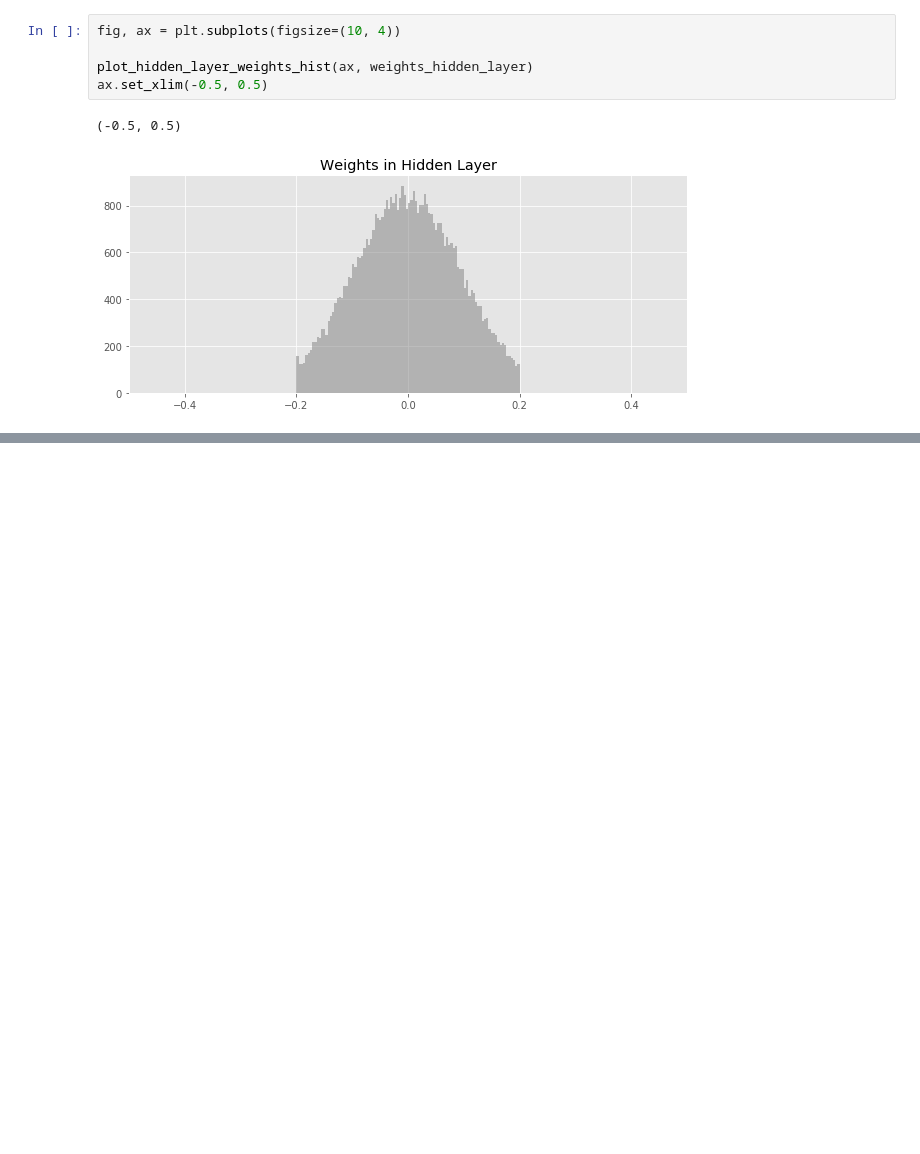
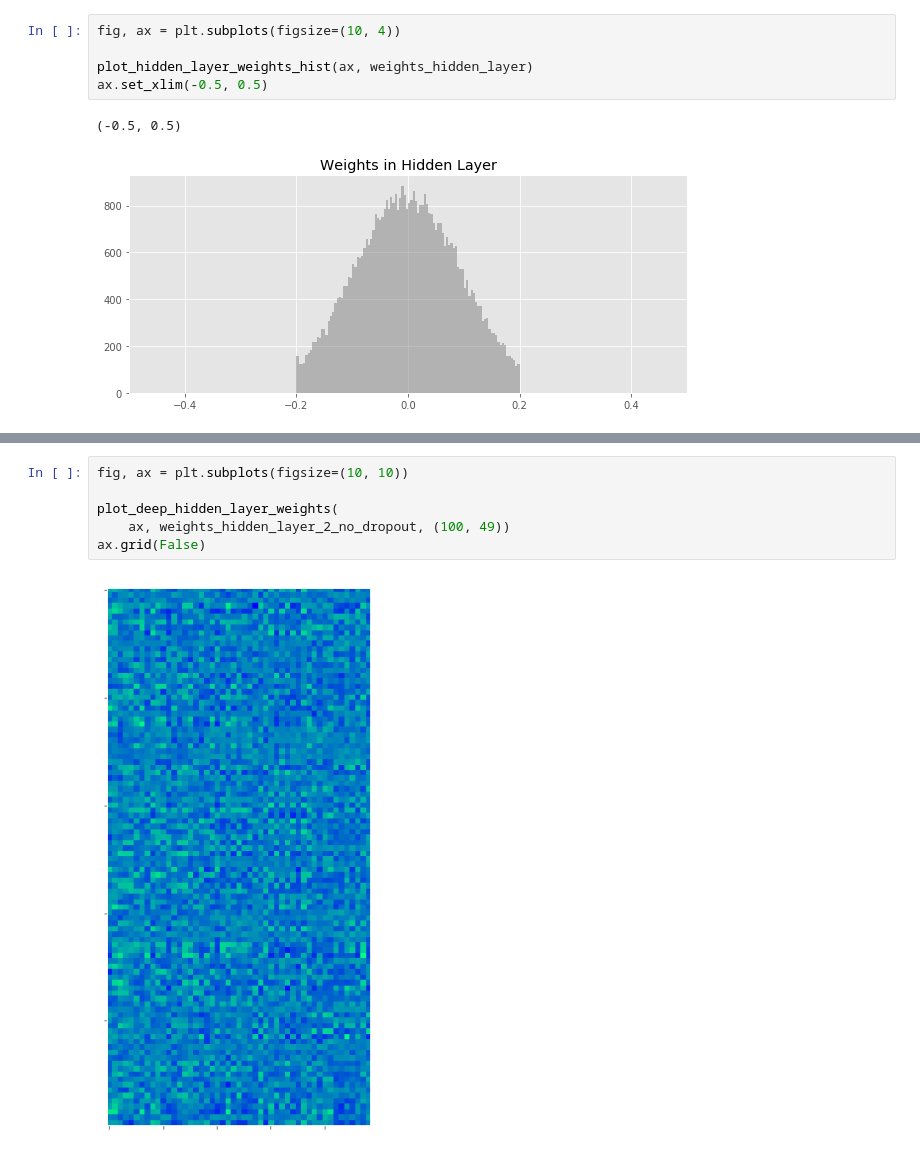
Before and after one commit to madrury/mnist-dropout, a Jupyter notebook: mnist-dropout.ipynb, the cells around one changed output, grey strips where cells are left out. Cells and saved outputs as stored; diff of their text form; blank space fills up the shorter version.

```diff
--- a/mnist-dropout.ipynb
+++ b/mnist-dropout.ipynb
@@ -934,0 +1054,8 @@ ax.set_xlim(-0.5, 0.5)
+# %%
+fig, ax = plt.subplots(figsize=(10, 10))
+
+plot_deep_hidden_layer_weights(
+    ax, weights_hidden_layer_2_no_dropout, (100, 49))
+ax.grid(False)
+# %% [output]
+[figure, added]
```
Also changed, not shown: parts of 8 cells of this notebook.
